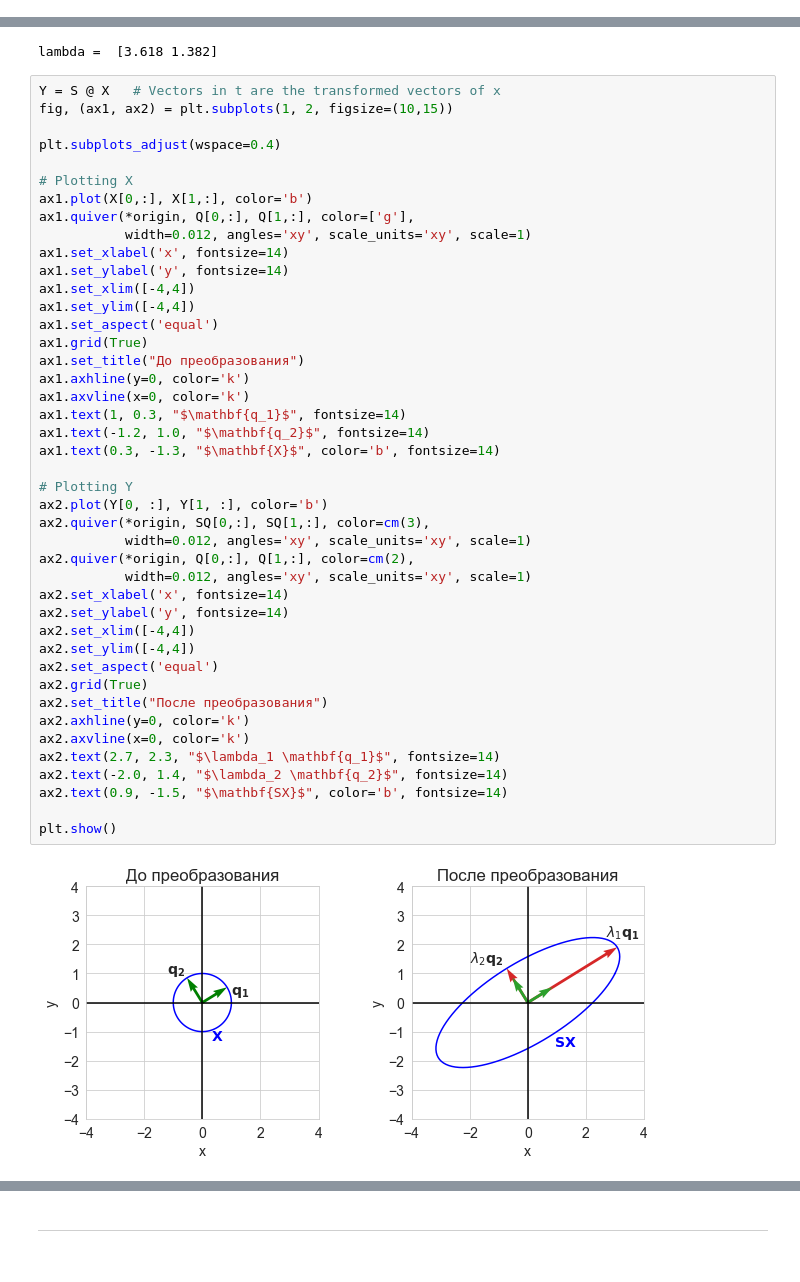
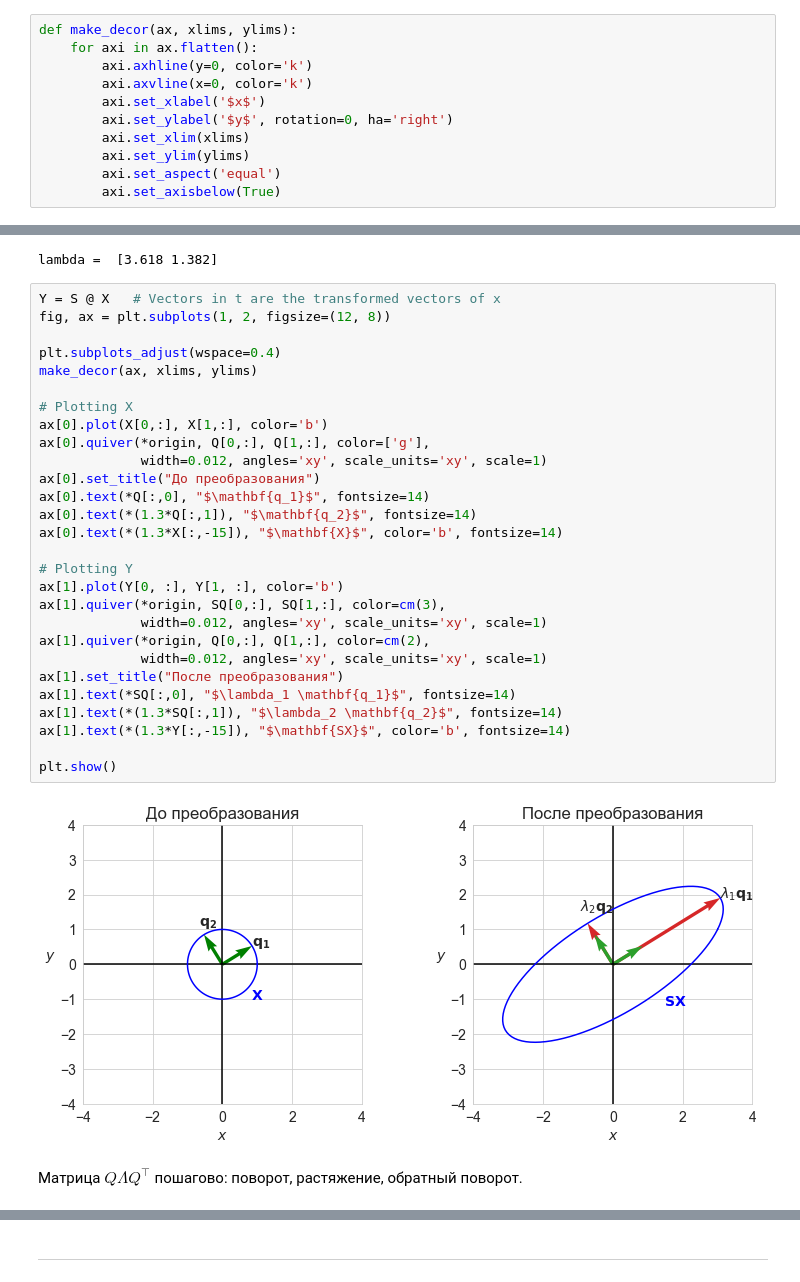
Before and after one commit to aa-savelyev/DaOptSm, a Jupyter notebook: 1.LA/06.Eigen.ipynb, the cells around one changed output, grey strips where cells are left out. Saved outputs shown, nothing was run; the diff lists cells and outputs as text.

```diff
--- a/1.LA/06.Eigen.ipynb
+++ b/1.LA/06.Eigen.ipynb
@@ -67,4 +71,15 @@ y1 = np.concatenate([x.reshape(1,2), Ax.reshape(1,2)])
 # Reshaping and storing both x and Bx in y2 to be plotted as vectors
 y2 = np.concatenate([x.reshape(1,2), Bx.reshape(1,2)])
 origin = [[0,0], [0,0]] # origin point
+# %%
+def make_decor(ax, xlims, ylims):
+    for axi in ax.flatten():
+        axi.axhline(y=0, color='k')
+        axi.axvline(x=0, color='k')
+        axi.set_xlabel('$x$')
+        axi.set_ylabel('$y$', rotation=0, ha='right')
+        axi.set_xlim(xlims)
+        axi.set_ylim(ylims)
+        axi.set_aspect('equal')
+        axi.set_axisbelow(True)
 # %%
@@ -515,46 +510,33 @@ print('lambda = ', np.round(lmbd, 4))
 lambda =  [3.618 1.382]
 # %%
 Y = S @ X   # Vectors in t are the transformed vectors of x
-fig, (ax1, ax2) = plt.subplots(1, 2, figsize=(10,15))
+fig, ax = plt.subplots(1, 2, figsize=(12, 8))
 
 plt.subplots_adjust(wspace=0.4)
+make_decor(ax, xlims, ylims)
 
 # Plotting X
-ax1.plot(X[0,:], X[1,:], color='b')
-ax1.quiver(*origin, Q[0,:], Q[1,:], color=['g'],
-           width=0.012, angles='xy', scale_units='xy', scale=1)
-ax1.set_xlabel('x', fontsize=14)
-ax1.set_ylabel('y', fontsize=14)
-ax1.set_xlim([-4,4])
-ax1.set_ylim([-4,4])
-ax1.set_aspect('equal')
-ax1.grid(True)
-ax1.set_title("До преобразования")
-ax1.axhline(y=0, color='k')
-ax1.axvline(x=0, color='k')
-ax1.text(1, 0.3, "$\mathbf{q_1}$", fontsize=14)
-ax1.text(-1.2, 1.0, "$\mathbf{q_2}$", fontsize=14)
-ax1.text(0.3, -1.3, "$\mathbf{X}$", color='b', fontsize=14)
+ax[0].plot(X[0,:], X[1,:], color='b')
+ax[0].quiver(*origin, Q[0,:], Q[1,:], color=['g'],
+             width=0.012, angles='xy', scale_units='xy', scale=1)
+ax[0].set_title("До преобразования")
+ax[0].text(*Q[:,0], "$\mathbf{q_1}$", fontsize=14)
+ax[0].text(*(1.3*Q[:,1]), "$\mathbf{q_2}$", fontsize=14)
+ax[0].text(*(1.3*X[:,-15]), "$\mathbf{X}$", color='b', fontsize=14)
 
 # Plotting Y
-ax2.plot(Y[0, :], Y[1, :], color='b')
-ax2.quiver(*origin, SQ[0,:], SQ[1,:], color=cm(3),
-           width=0.012, angles='xy', scale_units='xy', scale=1)
-ax2.quiver(*origin, Q[0,:], Q[1,:], color=cm(2),
-           width=0.012, angles='xy', scale_units='xy', scale=1)
-ax2.set_xlabel('x', fontsize=14)
-ax2.set_ylabel('y', fontsize=14)
-ax2.set_xlim([-4,4])
-ax2.set_ylim([-4,4])
-ax2.set_aspect('equal')
-ax2.grid(True)
-ax2.set_title("После преобразования")
-ax2.axhline(y=0, color='k')
-ax2.axvline(x=0, color='k')
-ax2.text(2.7, 2.3, "$\lambda_1 \mathbf{q_1}$", fontsize=14)
-ax2.text(-2.0, 1.4, "$\lambda_2 \mathbf{q_2}$", fontsize=14)
-ax2.text(0.9, -1.5, "$\mathbf{SX}$", color='b', fontsize=14)
+ax[1].plot(Y[0, :], Y[1, :], color='b')
+ax[1].quiver(*origin, SQ[0,:], SQ[1,:], color=cm(3),
+             width=0.012, angles='xy', scale_units='xy', scale=1)
+ax[1].quiver(*origin, Q[0,:], Q[1,:], color=cm(2),
+             width=0.012, angles='xy', scale_units='xy', scale=1)
+ax[1].set_title("После преобразования")
+ax[1].text(*SQ[:,0], "$\lambda_1 \mathbf{q_1}$", fontsize=14)
+ax[1].text(*(1.3*SQ[:,1]), "$\lambda_2 \mathbf{q_2}$", fontsize=14)
+ax[1].text(*(1.3*Y[:,-15]), "$\mathbf{SX}$", color='b', fontsize=14)
 
 plt.show()
 # %% [output]
-[figure, old version]
+[figure, new version]
+# %% [markdown]
+Матрица $Q \Lambda Q^{\top}$ пошагово: поворот, растяжение, обратный поворот.
```
Also changed, not shown: parts of 33 cells of this notebook, 24 other files.
